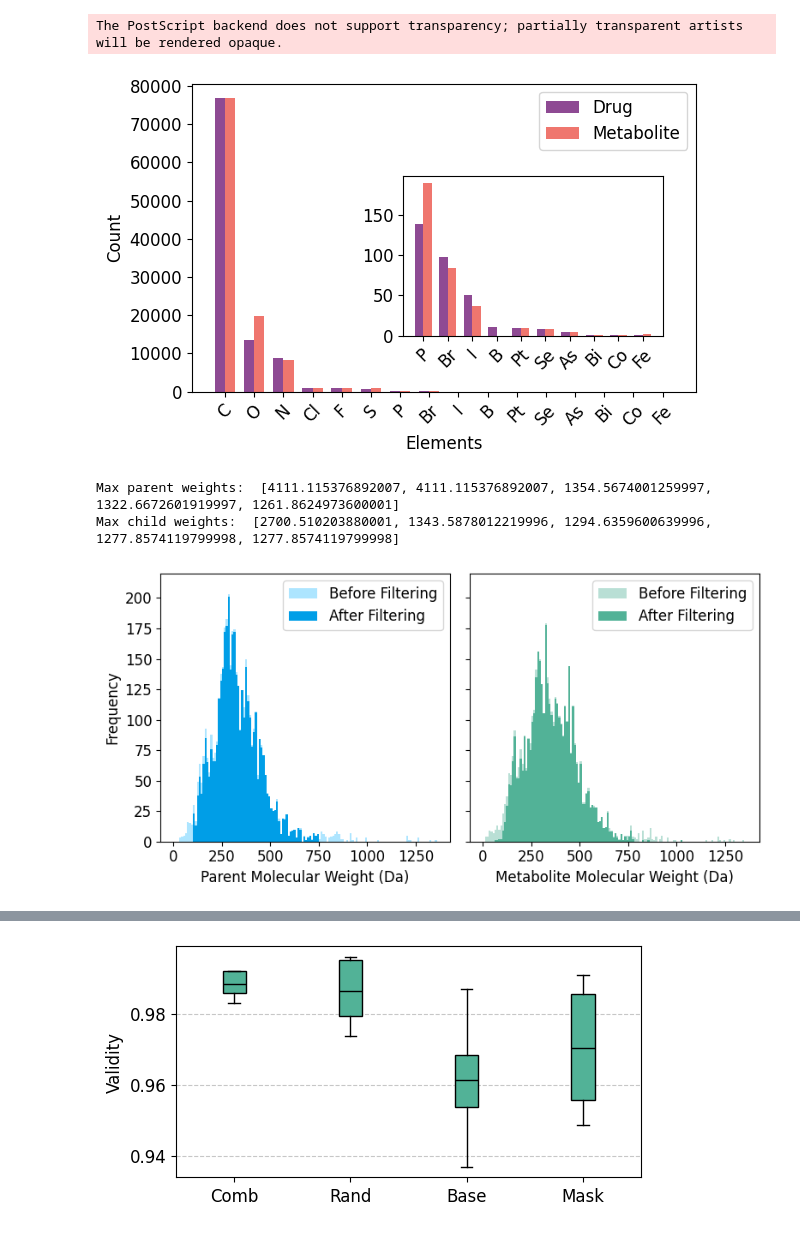
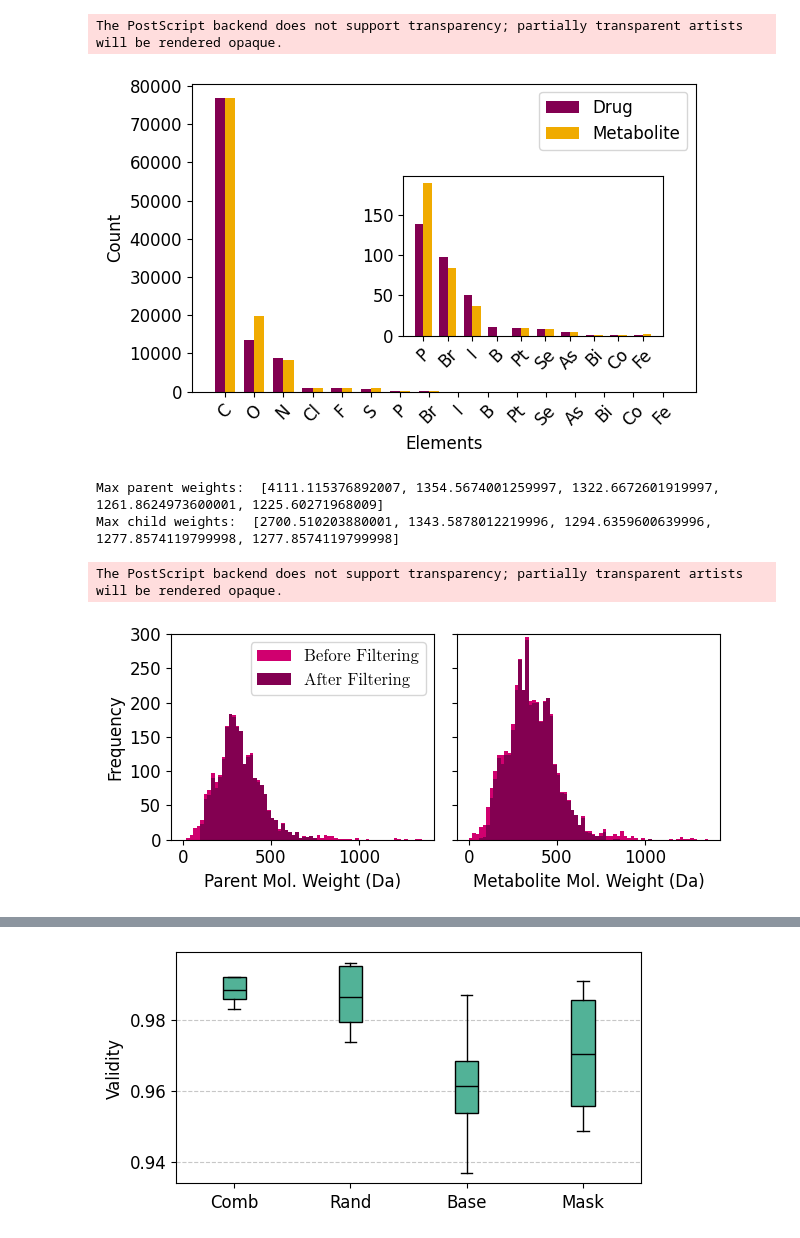
Before and after one commit to tsofiac/LAGOM, a Jupyter notebook: data_analysis/presentation_plots.ipynb, the cells around one changed output, grey strips where cells are left out. Drawn from its saved outputs; the diff is of its cells as text; code cells hidden in the pictures.

Commit message:
presentation plots

```diff
--- a/data_analysis/presentation_plots.ipynb
+++ b/data_analysis/presentation_plots.ipynb
@@ -9,5 +15,13 @@ from rdkit.Chem import Descriptors, AllChem
 # %%
 plt.rcParams.update({'font.size': 12, 'font.family': 'sans-serif'})
+
+mulberry = '#830051'
+gold = '#F0AB00'
+graphite = '#3F4444'
+magenta = '#D0006F'
+lime_green = '#C4D600'
+light_blue = '#68D2DF'
+navy = '#003865'
 # %%
 # Element count
 def define_atoms(molecule):
@@ -48,13 +62,13 @@ def plot_histogram(parent_atom_counts, child_atom_counts, save_figure=None):
     bar_width = 0.35
     index = range(len(full_order))
 
-    plt.bar(index, parent_counts, bar_width, label="Drug", color="#8E4A93")
+    plt.bar(index, parent_counts, bar_width, label="Drug", color=mulberry)
     plt.bar(
         [i + bar_width for i in index],
         child_counts,
         bar_width,
         label="Metabolite",
-        color="#EF766E",
+        color=gold,
     )
 
     plt.xlabel("Elements")
@@ -73,13 +87,13 @@ def plot_histogram(parent_atom_counts, child_atom_counts, save_figure=None):
         ]
 
         inset_ax.bar(
-            inset_index, inset_parent_counts, bar_width, color="#8E4A93", label="Drug"
+            inset_index, inset_parent_counts, bar_width, color=mulberry, label="Drug"
         )
         inset_ax.bar(
             [i + bar_width for i in inset_index],
             inset_child_counts,
             bar_width,
-            color="#EF766E",
+            color=gold,
             label="Metabolite",
         )
 
@@ -103,20 +117,37 @@ child_atom_counts = analyse_atoms(data, "child_smiles")
 plot_histogram(parent_atom_counts, child_atom_counts, "element_count")
 # %% [output]
 The PostScript backend does not support transparency; partially transparent artists will be rendered opaque.
-[figure, old version]
+[figure, new version]
 # %%
+# def molecular_weight_analysis_2(dataset):
+#     metabolite_weights, parent_weights = [], []
+
+#     parents = dataset["parent_smiles"]
+#     metabolites = dataset["child_smiles"]
+
+#     for parent, metabolite in zip(parents, metabolites):
+#         metabolite_weight = Descriptors.ExactMolWt(Chem.MolFromSmiles(metabolite))
+#         metabolite_weights.append(metabolite_weight)
+
+#         parent_weight = Descriptors.ExactMolWt(Chem.MolFromSmiles(parent))
+#         parent_weights.append(parent_weight)
+
+#     return metabolite_weights, parent_weights
+
 def molecular_weight_analysis_2(dataset):
+    # Use a set to store unique parent and child SMILES
+    unique_parents_smiles = set(dataset["parent_smiles"])
+    unique_child_smiles = set(dataset["child_smiles"])
+
     metabolite_weights, parent_weights = [], []
 
-    parents = dataset["parent_smiles"]
-    metabolites = dataset["child_smiles"]
+    for parent in unique_parents_smiles:
+        parent_weight = Descriptors.ExactMolWt(Chem.MolFromSmiles(parent))
+        parent_weights.append(parent_weight)
 
-    for parent, metabolite in zip(parents, metabolites):
+    for metabolite in unique_child_smiles:
         metabolite_weight = Descriptors.ExactMolWt(Chem.MolFromSmiles(metabolite))
         metabolite_weights.append(metabolite_weight)
-
-        parent_weight = Descriptors.ExactMolWt(Chem.MolFromSmiles(parent))
-        parent_weights.append(parent_weight)
 
     return metabolite_weights, parent_weights
 
@@ -132,7 +163,10 @@ def plot_molecular_weights_comparison(before_file, after_file, save_figure=None)
         df_after
     )
 
-    fig, axes = plt.subplots(1, 2, figsize=(8, 4), sharey=True)
+    fig, axes = plt.subplots(1, 2, figsize=(6.5, 3), sharey=True)
+    plt.rcParams.update(
+        {"font.size": 12, "font.family": "serif", "font.serif": ["NewComputerModern10"]}
+    )
 
     top_five_maximums = sorted(parent_weights_before, reverse=True)[:5]
     print("Max parent weights: ", top_five_maximums)
@@ -141,46 +175,47 @@ def plot_molecular_weights_comparison(before_file, after_file, save_figure=None)
     print("Max child weights: ", top_five_maximums)
 
     x_range = (0, 1360)
-    bin_width = 10
+    bin_width = 20
     bins = np.arange(x_range[0], x_range[1] + bin_width, bin_width)
 
     axes[0].hist(
-        parent_weights_before, bins=bins, color="#ADE5FF", label="Before Filtering"
+        parent_weights_before, bins=bins, color=magenta, label="Before Filtering"
     )
     axes[0].hist(
-        parent_weights_after, bins=bins, color="#009EE7", label="After Filtering"
+        parent_weights_after, bins=bins, color=mulberry, label="After Filtering"
     )
-    axes[0].set_xlabel("Parent Molecular Weight (Da)")
+    axes[0].set_xlabel("Parent Mol. Weight (Da)")
     axes[0].set_ylabel("Frequency")
     # axes[0].set_xlim(0, 800)
     axes[0].legend()
 
     axes[1].hist(
-        metabolite_weights_before, bins=bins, color="#B9DFD5", label="Before Filtering"
+        metabolite_weights_before, bins=bins, color=magenta, label="Before Filtering"
     )
     axes[1].hist(
-        metabolite_weights_after, bins=bins, color="#52B297", label="After Filtering"
+        metabolite_weights_after, bins=bins, color=mulberry, label="After Filtering"
     )
-    axes[1].set_xlabel("Metabolite Molecular Weight (Da)")
+    axes[1].set_xlabel("Metabolite Mol. Weight (Da)")
     # axes[1].set_xlim(0, 800)
-    axes[1].set_ylim(0, 220)
-    axes[1].legend()
+    axes[1].set_ylim(0, 300)
+    # axes[1].legend()
 
     if save_figure is not None:
         os.makedirs("figures", exist_ok=True)
-        plt.savefig(f"figures/{save_figure}.eps", format="eps")
+        plt.savefig(f"figures/{save_figure}.eps", format="eps", bbox_inches='tight')
 
     plt.tight_layout()
     plt.show()
 
 
 before = "../dataset/curated_data/combined_smiles_before_filters.csv"
 after = "../dataset/curated_data/combined_smiles_clean.csv"
-plot_molecular_weights_comparison(before, after, None)
+plot_molecular_weights_comparison(before, after, "weight_comparison")
 # %% [output]
-Max parent weights:  [4111.115376892007, 4111.115376892007, 1354.5674001259997, 1322.6672601919997, 1261.8624973600001]
+Max parent weights:  [4111.115376892007, 1354.5674001259997, 1322.6672601919997, 1261.8624973600001, 1225.60271968009]
 Max child weights:  [2700.510203880001, 1343.5878012219996, 1294.6359600639996, 1277.8574119799998, 1277.8574119799998]
+The PostScript backend does not support transparency; partially transparent artists will be rendered opaque.
-[figure, old version]
+[figure, new version]
 # %%
 def fingerprint_similarity(csv_file):
     df = pd.read_csv(csv_file)
```
Also changed, not shown: parts of 5 cells of this notebook.
